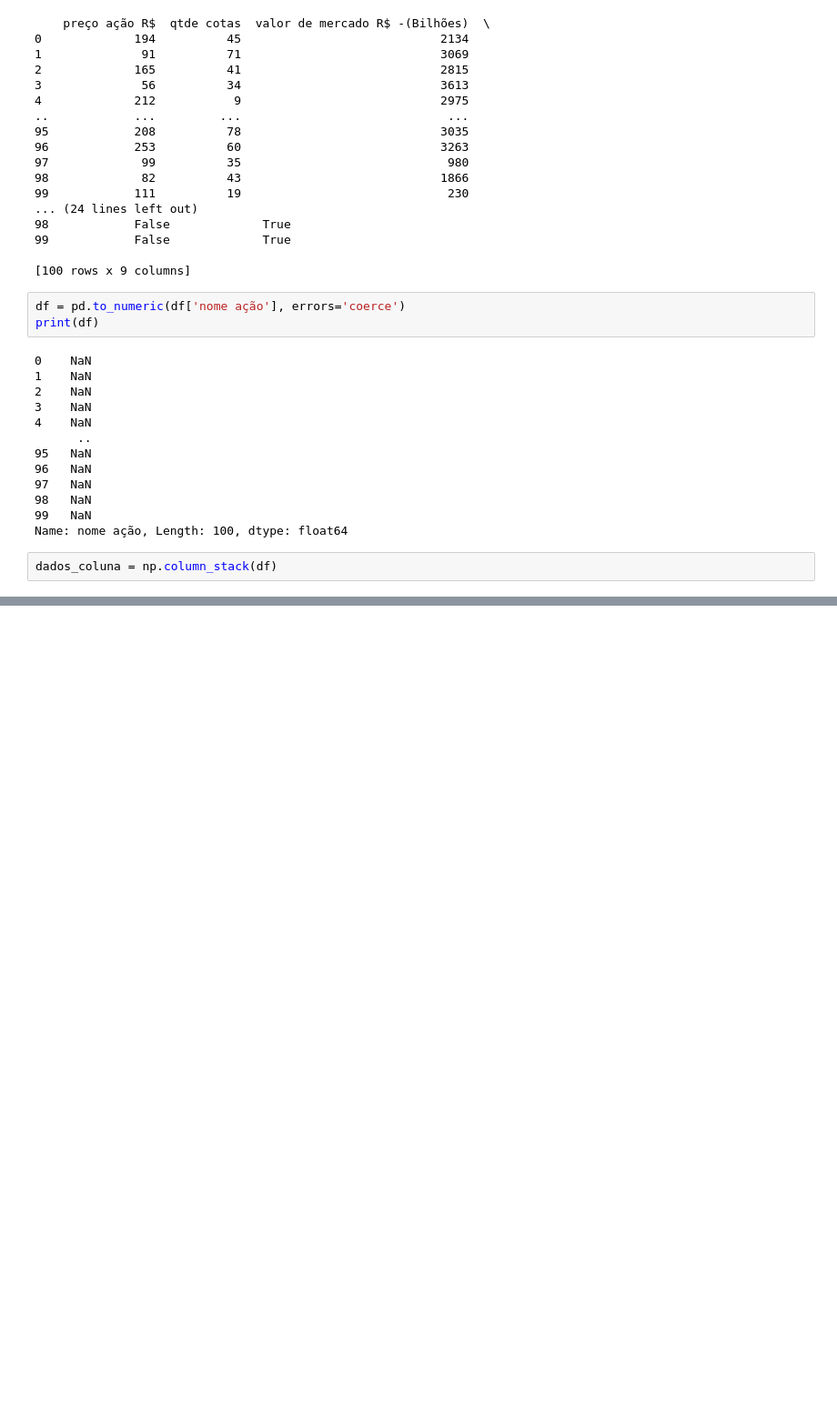
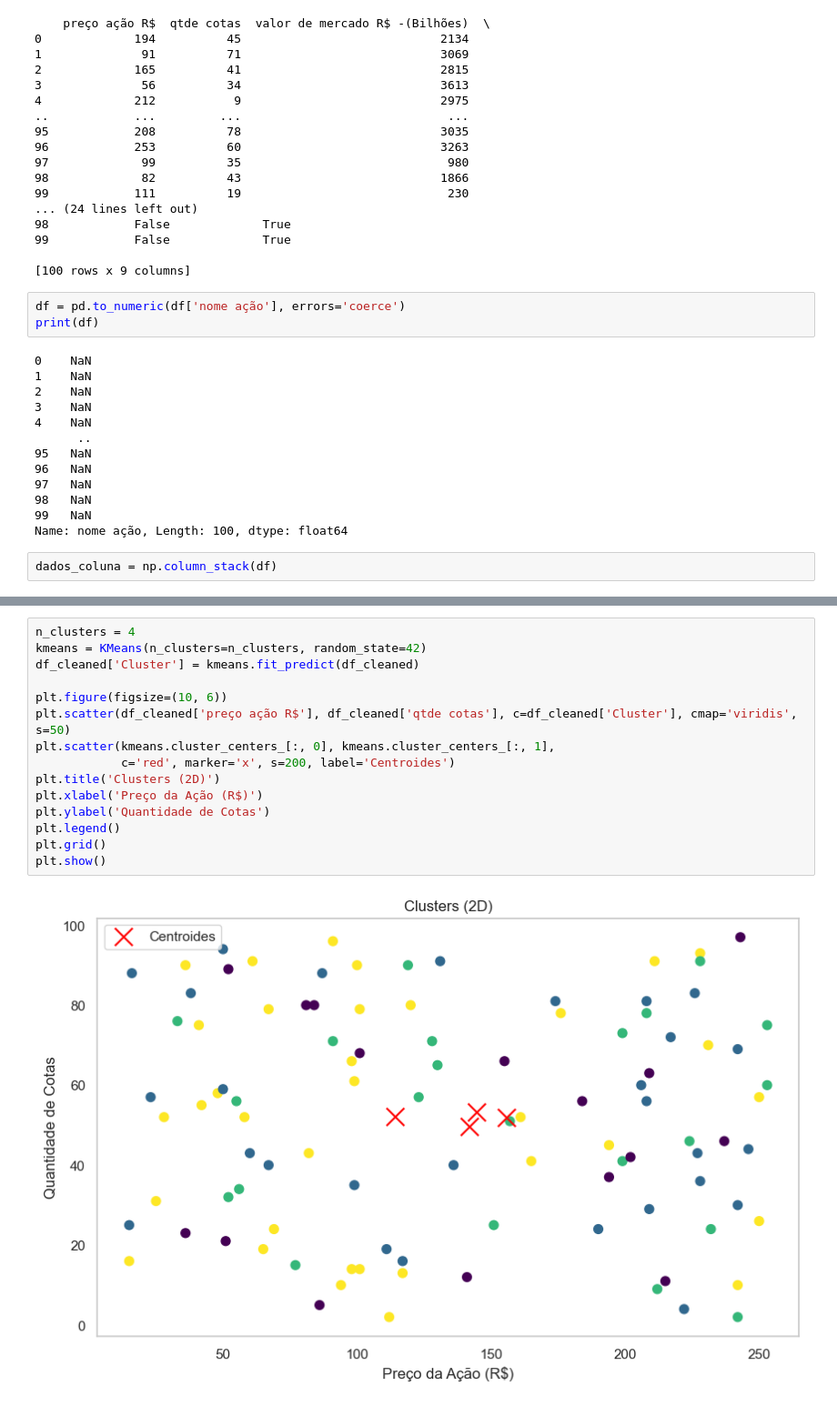
Before and after one commit to Isadorq/IABD---Exemplo-aula-2, a Jupyter notebook: somativa 25.11/somativa.ipynb, the cells around one changed output, grey strips where cells are left out. Shown at 91% size. Cells and saved outputs as stored; diff of their text form; blank space fills up the shorter version.

```diff
--- a/somativa 25.11/somativa.ipynb
+++ b/somativa 25.11/somativa.ipynb
@@ -229,0 +202,17 @@ Centros dos clusters:
+# %%
+n_clusters = 4
+kmeans = KMeans(n_clusters=n_clusters, random_state=42)
+df_cleaned['Cluster'] = kmeans.fit_predict(df_cleaned)
+
+plt.figure(figsize=(10, 6))
+plt.scatter(df_cleaned['preço ação R$'], df_cleaned['qtde cotas'], c=df_cleaned['Cluster'], cmap='viridis', s=50)
+plt.scatter(kmeans.cluster_centers_[:, 0], kmeans.cluster_centers_[:, 1],
+            c='red', marker='x', s=200, label='Centroides')
+plt.title('Clusters (2D)')
+plt.xlabel('Preço da Ação (R$)')
+plt.ylabel('Quantidade de Cotas')
+plt.legend()
+plt.grid()
+plt.show()
+# %% [output]
+[figure, added]
```
Also changed, not shown: parts of 6 cells of this notebook.
